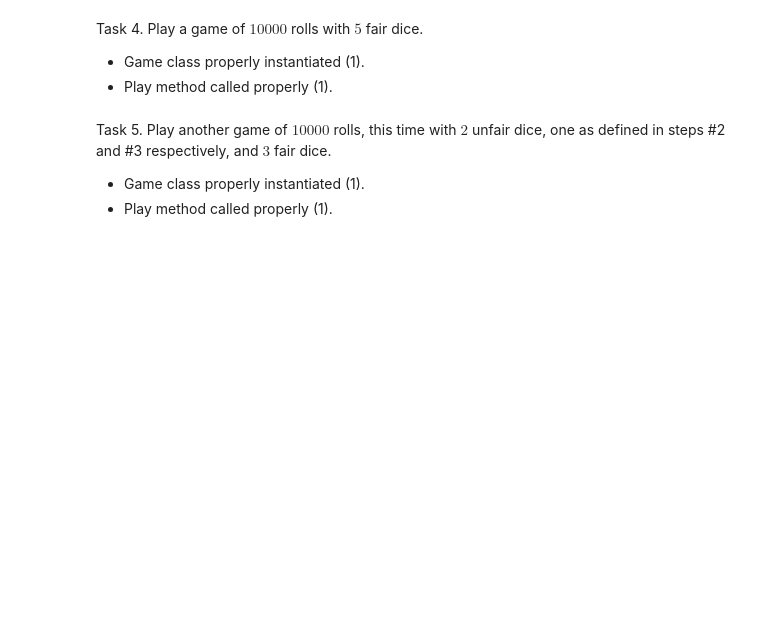
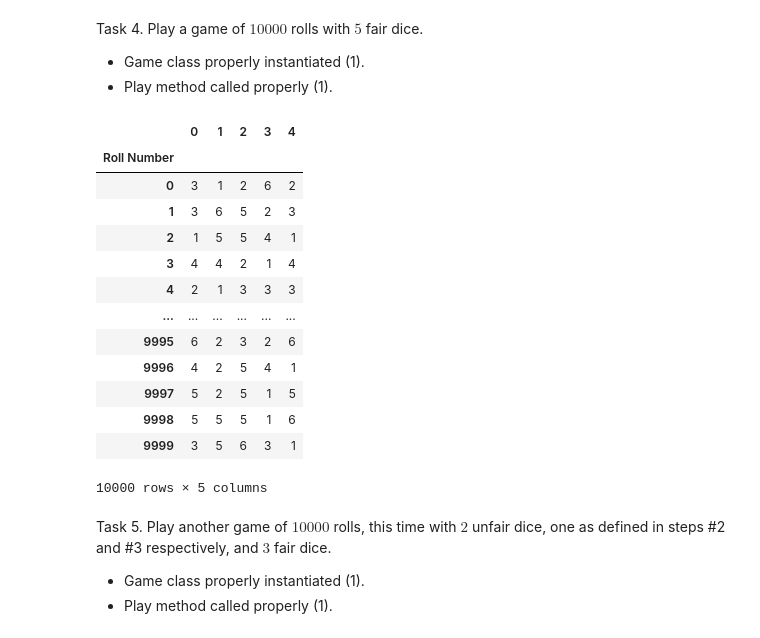
Before and after one commit to Sam-Knisely/sck4jh_ds5100_montecarlo, a Jupyter notebook: montecarlo_demo.ipynb, the cells around one changed output. Saved outputs shown, nothing was run; the diff lists cells and outputs as text; code cells hidden in the pictures; blank space fills up the shorter version.

```diff
--- a/montecarlo_demo.ipynb
+++ b/montecarlo_demo.ipynb
@@ -681,10 +713,26 @@ Task 4. Play a game of $10000$ rolls with $5$ fair dice.
 # %%
 #Create game object with 5 fair dice
 die_list_5fair = [Die3, Die3, Die3, Die3, Die3]
 game_fair5 = montecarlo.Game(die_list_5fair)
 
 #Call the play method with 10000 rolls
 game_fair5.play(10000)
+game_fair5.play_output
+# %% [output]
+|  | 0 | 1 | 2 | 3 | 4 |
+| Roll Number |  |  |  |  |  |
+| 0 | 3 | 1 | 2 | 6 | 2 |
+| 1 | 3 | 6 | 5 | 2 | 3 |
+| 2 | 1 | 5 | 5 | 4 | 1 |
+| 3 | 4 | 4 | 2 | 1 | 4 |
+| 4 | 2 | 1 | 3 | 3 | 3 |
+| ... | ... | ... | ... | ... | ... |
+| 9995 | 6 | 2 | 3 | 2 | 6 |
+| 9996 | 4 | 2 | 5 | 4 | 1 |
+| 9997 | 5 | 2 | 5 | 1 | 5 |
+| 9998 | 5 | 5 | 5 | 1 | 6 |
+| 9999 | 3 | 5 | 6 | 3 | 1 |
+10000 rows × 5 columns
 # %% [markdown]
 Task 5. Play another game of $10000$ rolls, this time with $2$ unfair dice, one as defined in steps #2 and #3 respectively, and $3$ fair dice.
 
```
Also changed, not shown: parts of 12 cells of this notebook.
